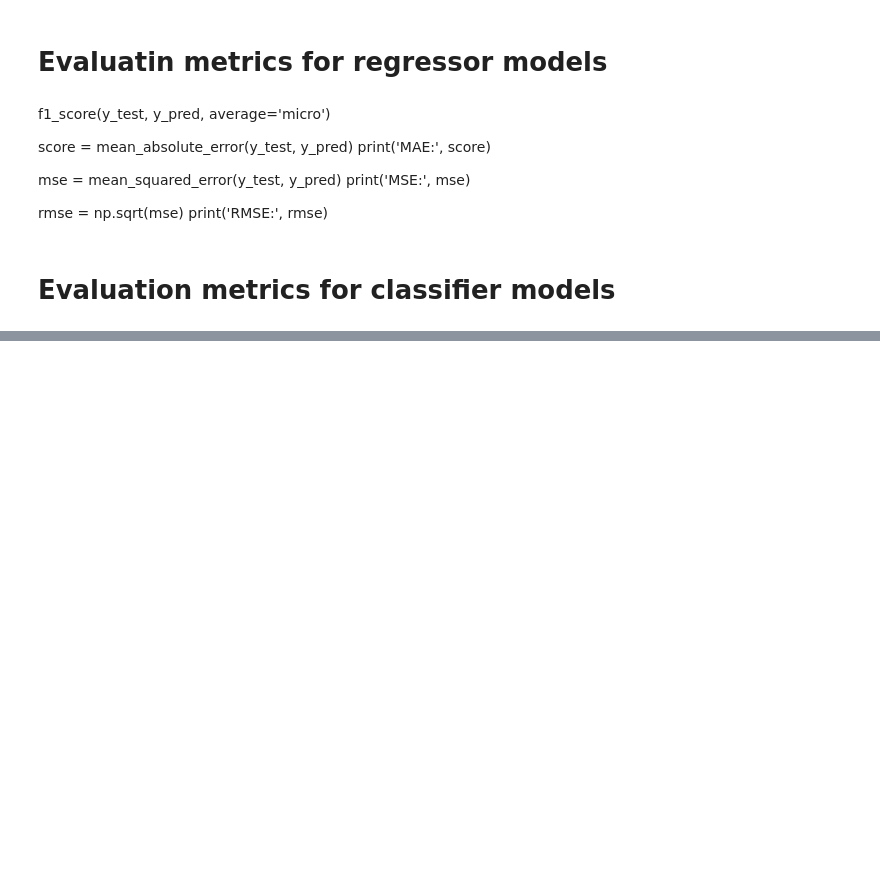
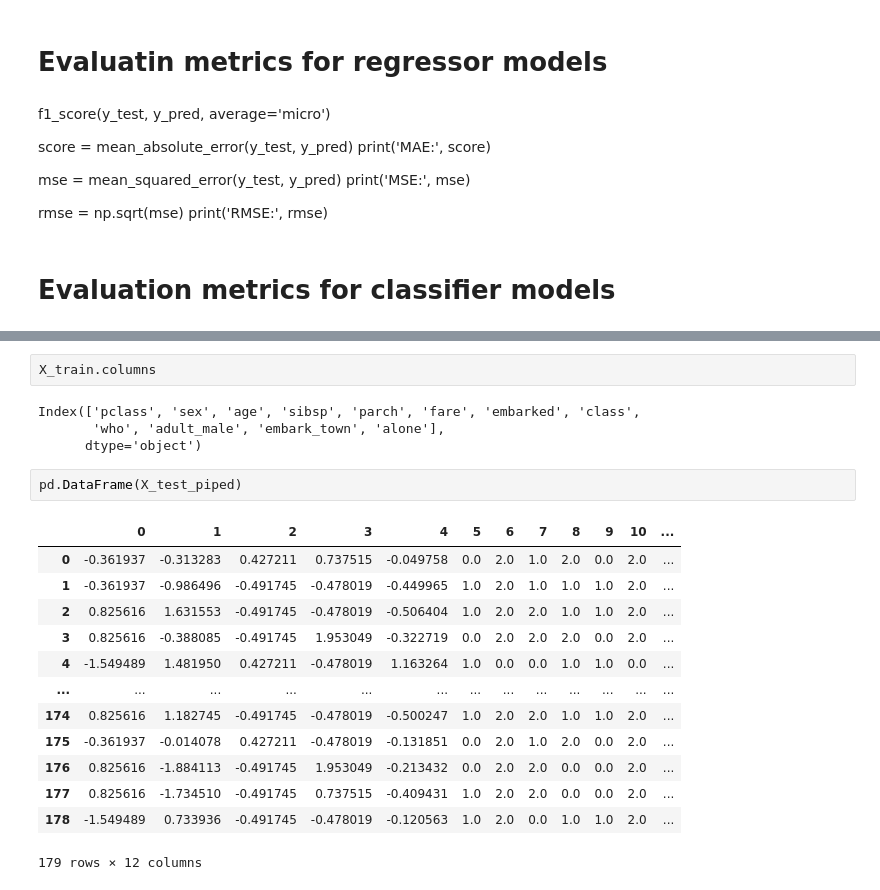
Before and after one commit to reejungkim/Pipeline, a Jupyter notebook: prep.ipynb, the cells around one changed output, grey strips where cells are left out. Saved outputs shown, nothing was run; the diff lists cells and outputs as text; blank space fills up the shorter version.

```diff
--- a/prep.ipynb
+++ b/prep.ipynb
@@ -395,0 +403,22 @@ weighted avg       1.00      1.00      1.00       179
+# %%
+X_train.columns
+# %% [output]
+Index(['pclass', 'sex', 'age', 'sibsp', 'parch', 'fare', 'embarked', 'class',
+       'who', 'adult_male', 'embark_town', 'alone'],
+      dtype='object')
+# %%
+pd.DataFrame(X_test_piped)
+# %% [output]
+|  | 0 | 1 | 2 | 3 | 4 | 5 | 6 | 7 | 8 | 9 | 10 | ... |
+| 0 | -0.361937 | -0.313283 | 0.427211 | 0.737515 | -0.049758 | 0.0 | 2.0 | 1.0 | 2.0 | 0.0 | 2.0 | ... |
+| 1 | -0.361937 | -0.986496 | -0.491745 | -0.478019 | -0.449965 | 1.0 | 2.0 | 1.0 | 1.0 | 1.0 | 2.0 | ... |
+| 2 | 0.825616 | 1.631553 | -0.491745 | -0.478019 | -0.506404 | 1.0 | 2.0 | 2.0 | 1.0 | 1.0 | 2.0 | ... |
+| 3 | 0.825616 | -0.388085 | -0.491745 | 1.953049 | -0.322719 | 0.0 | 2.0 | 2.0 | 2.0 | 0.0 | 2.0 | ... |
+| 4 | -1.549489 | 1.481950 | 0.427211 | -0.478019 | 1.163264 | 1.0 | 0.0 | 0.0 | 1.0 | 1.0 | 0.0 | ... |
+| ... | ... | ... | ... | ... | ... | ... | ... | ... | ... | ... | ... | ... |
+| 174 | 0.825616 | 1.182745 | -0.491745 | -0.478019 | -0.500247 | 1.0 | 2.0 | 2.0 | 1.0 | 1.0 | 2.0 | ... |
+| 175 | -0.361937 | -0.014078 | 0.427211 | -0.478019 | -0.131851 | 0.0 | 2.0 | 1.0 | 2.0 | 0.0 | 2.0 | ... |
+| 176 | 0.825616 | -1.884113 | -0.491745 | 1.953049 | -0.213432 | 0.0 | 2.0 | 2.0 | 0.0 | 0.0 | 2.0 | ... |
+| 177 | 0.825616 | -1.734510 | -0.491745 | 0.737515 | -0.409431 | 1.0 | 2.0 | 2.0 | 0.0 | 0.0 | 2.0 | ... |
+| 178 | -1.549489 | 0.733936 | -0.491745 | -0.478019 | -0.120563 | 1.0 | 2.0 | 0.0 | 1.0 | 1.0 | 2.0 | ... |
+179 rows × 12 columns
```
Also changed, not shown: parts of 16 cells of this notebook.
